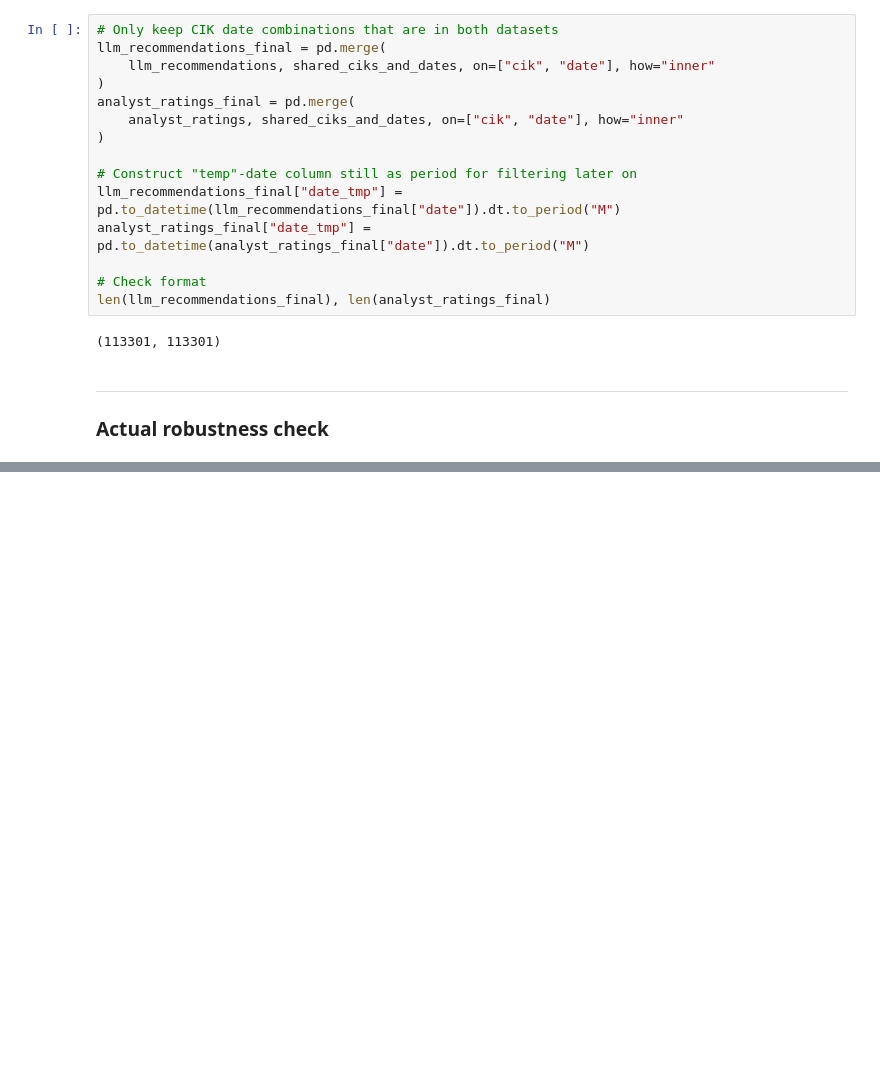
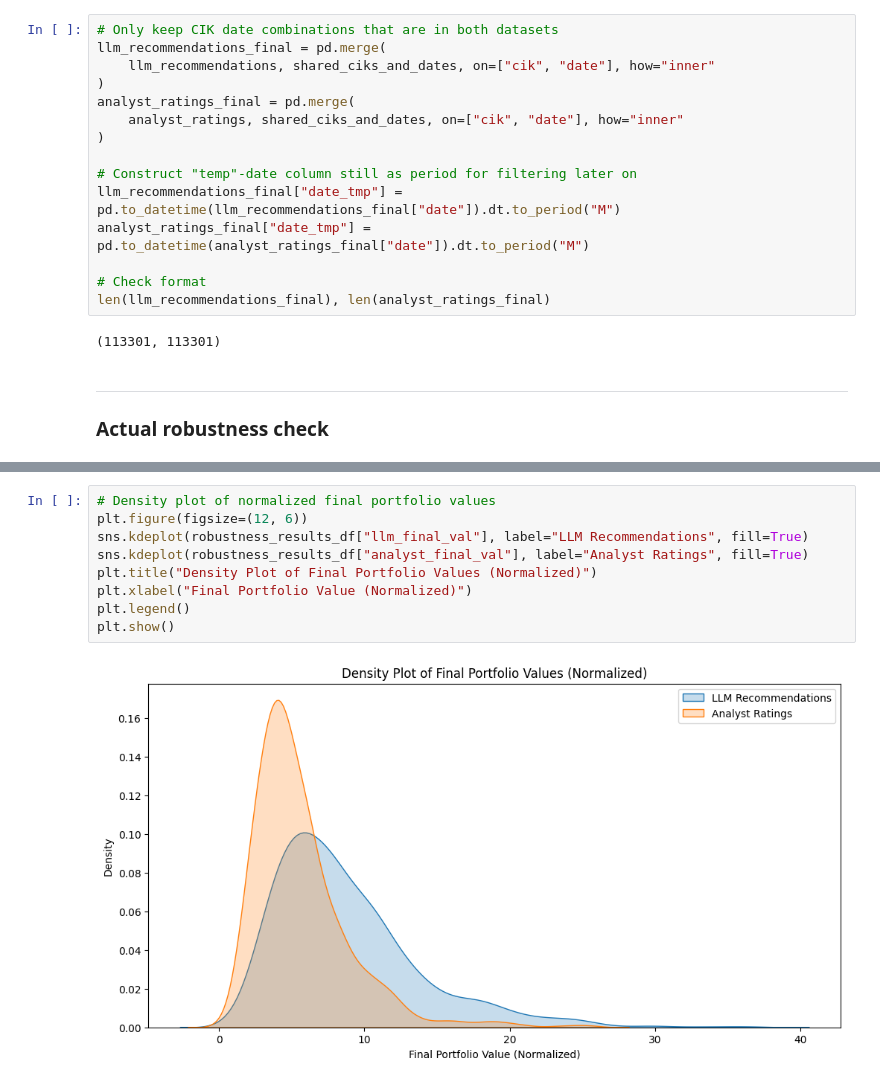
Before and after one commit to benherz/Masterarbeit, a Jupyter notebook: code/robustness_check_parallelized.ipynb, the cells around one changed output, grey strips where cells are left out. Cells and saved outputs as stored; diff of their text form; blank space fills up the shorter version.

```diff
--- a/code/robustness_check_parallelized.ipynb
+++ b/code/robustness_check_parallelized.ipynb
@@ -229,0 +272,11 @@ robustness_results_df
+# %%
+# Density plot of normalized final portfolio values
+plt.figure(figsize=(12, 6))
+sns.kdeplot(robustness_results_df["llm_final_val"], label="LLM Recommendations", fill=True)
+sns.kdeplot(robustness_results_df["analyst_final_val"], label="Analyst Ratings", fill=True)
+plt.title("Density Plot of Final Portfolio Values (Normalized)")
+plt.xlabel("Final Portfolio Value (Normalized)")
+plt.legend()
+plt.show()
+# %% [output]
+[figure, added]
```
Also changed, not shown: parts of 7 cells of this notebook, 3 other files.
